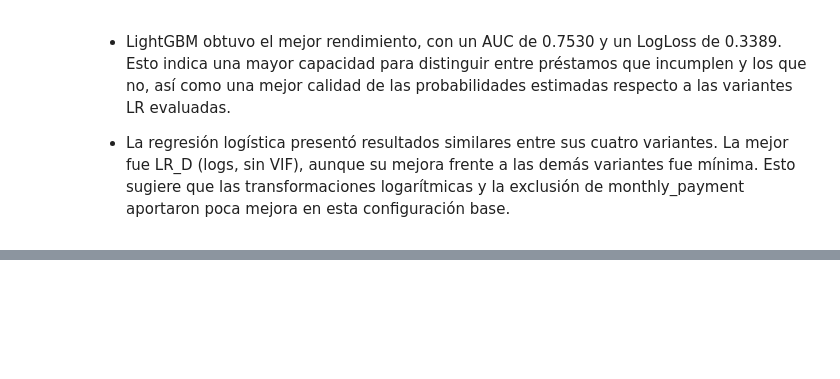
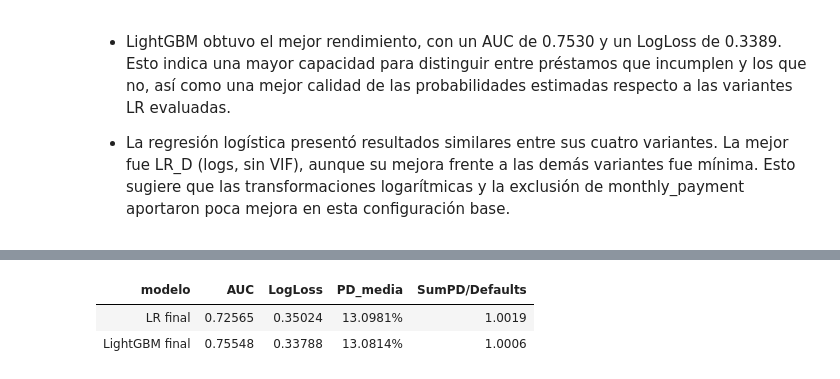
Before and after one commit to antonio-xrp/Expected_Credit_Loss, a Jupyter notebook: notebooks/03_modelo_pd.ipynb, the cells around one changed output, grey strips where cells are left out. Saved outputs shown, nothing was run; the diff lists cells and outputs as text; code cells hidden in the pictures; blank space fills up the shorter version.

```diff
--- a/notebooks/03_modelo_pd.ipynb
+++ b/notebooks/03_modelo_pd.ipynb
@@ -702,0 +596,34 @@ logloss funcion de perdida.
+# %%
+python
+from sklearn.base import clone
+from sklearn.metrics import roc_auc_score, log_loss
+
+# Modelos finales: copias SIN entrenar de los ganadores, ajustadas con TODO X_dev.
+# (Ya no hay folds: el CV sirvió para elegir; ahora se entrena una vez con todo lo disponible.)
+lr_final = clone(grid_lr.best_estimator_)
+lr_final.fit(X_dev, yD)
+
+lgbm_final = clone(search_lgbm.best_estimator_)
+lgbm_final.fit(XD, yD)
+
+y_test_array = np.asarray(y_test).ravel()
+
+# La LR recibe el DataFrame completo: su ColumnTransformer selecciona y transforma columnas.
+p_lr_test = lr_final.predict_proba(X_test)[:, 1]
+
+# LightGBM necesita EXACTAMENTE las columnas del entrenamiento (44), en el mismo orden
+# y con categóricas en dtype 'category' con las categorías de train (to_lgbm).
+p_lgbm_test = lgbm_final.predict_proba(X_test_lgb[FEATURES_LGBM])[:, 1]
+
+comparacion_test = pd.DataFrame([
+    metricas_pd(y_test_array, p_lr_test, "LR final"),
+    metricas_pd(y_test_array, p_lgbm_test, "LightGBM final"),
+])
+display(comparacion_test.style.format({
+    "AUC": "{:.5f}", "LogLoss": "{:.5f}",
+    "PD_media": "{:.4%}", "SumPD/Defaults": "{:.4f}",
+}).hide(axis="index"))
+# %% [output]
+| modelo | AUC | LogLoss | PD_media | SumPD/Defaults |
+| LR final | 0.72565 | 0.35024 | 13.0981% | 1.0019 |
+| LightGBM final | 0.75548 | 0.33788 | 13.0814% | 1.0006 |
```
Also changed, not shown: parts of 32 cells of this notebook.
